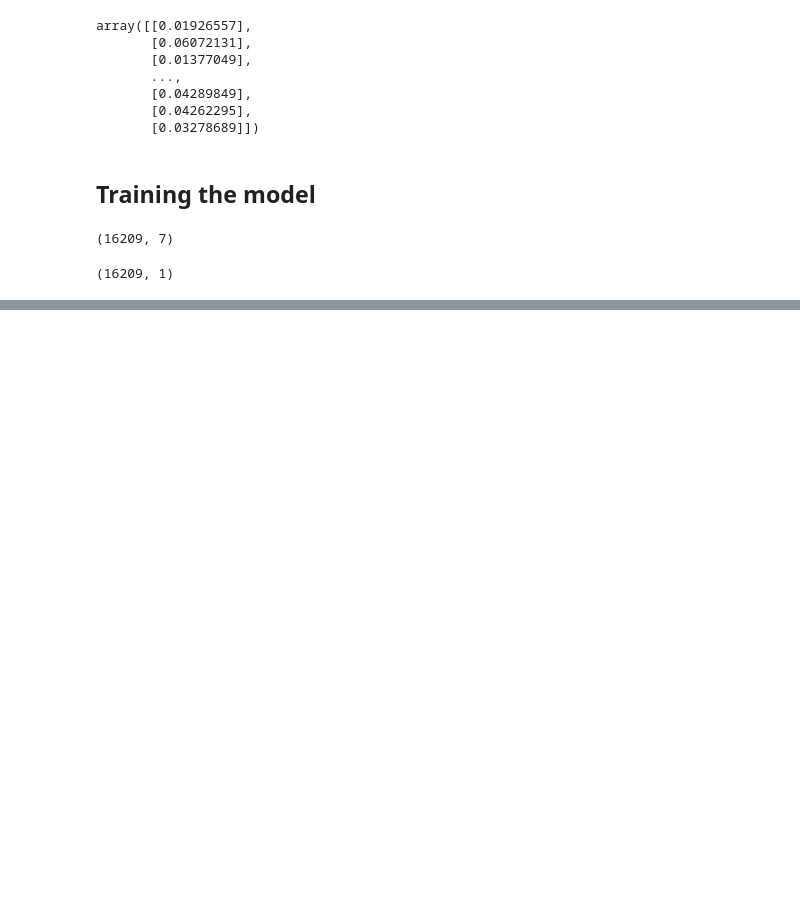
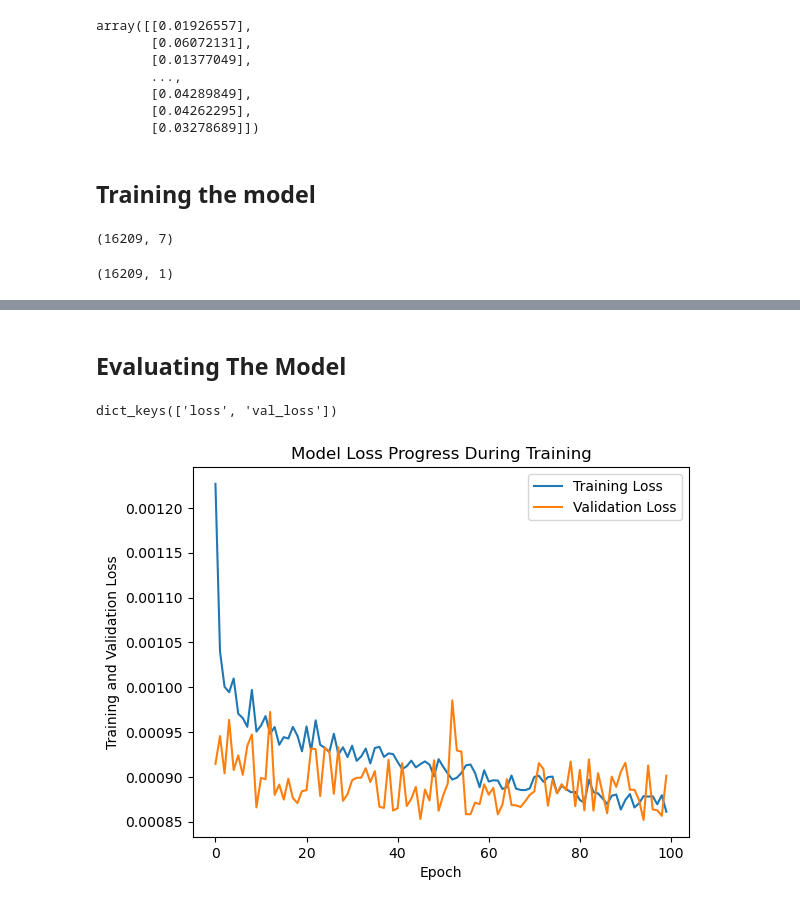
Before and after one commit to AlvaroBishop/HousePredictionANNs, a Jupyter notebook: house_price_prediction.ipynb, the cells around one changed output, grey strips where cells are left out. Saved outputs shown, nothing was run; the diff lists cells and outputs as text; code cells hidden in the pictures; blank space fills up the shorter version.

Commit message:
evaluate the model

```diff
--- a/house_price_prediction.ipynb
+++ b/house_price_prediction.ipynb
@@ -271,7 +271,7 @@ array([[0.01926557],
 ## Training the model
 # %%
 from sklearn.model_selection import train_test_split
-X_train, X_test, y_train, y_test = train_test_split(X, y, test_size = 0.25, random_state=42)
+X_train, X_test, y_train, y_test = train_test_split(X_scaled, y_scaled, test_size = 0.25, random_state=42)
 # %%
 X_train.shape
 # %% [output]
@@ -334,0 +335,17 @@ Epoch 64/100
+# %% [markdown]
+## Evaluating The Model
+# %%
+epochs_hist.history.keys()
+# %% [output]
+dict_keys(['loss', 'val_loss'])
+# %%
+plt.plot(epochs_hist.history['loss'])
+plt.plot(epochs_hist.history['val_loss'])
+
+plt.title("Model Loss Progress During Training")
+plt.xlabel('Epoch')
+plt.ylabel('Training and Validation Loss')
+plt.legend(['Training Loss', 'Validation Loss'])
+plt.show()
+# %% [output]
+[figure, added]
```
Also changed, not shown: parts of 10 cells of this notebook.
